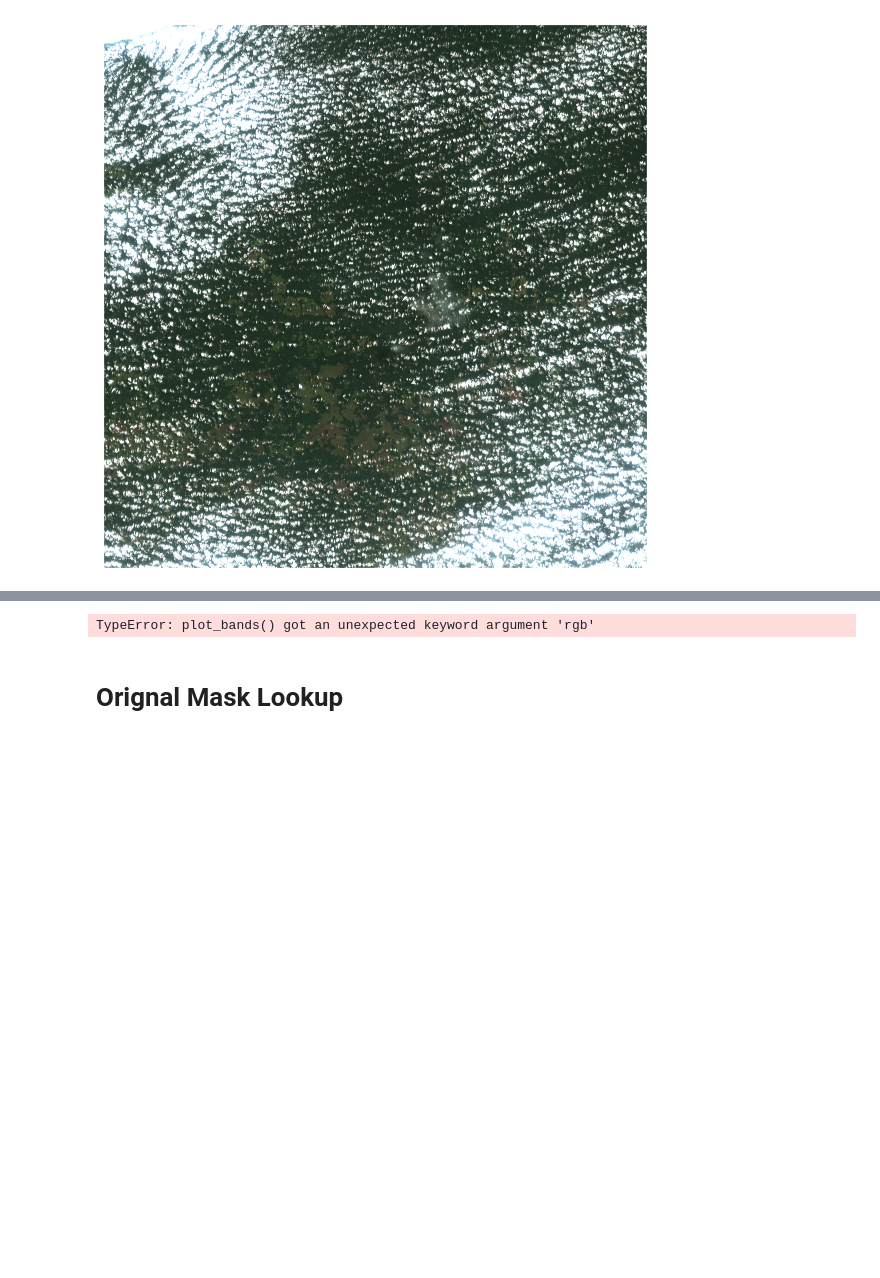
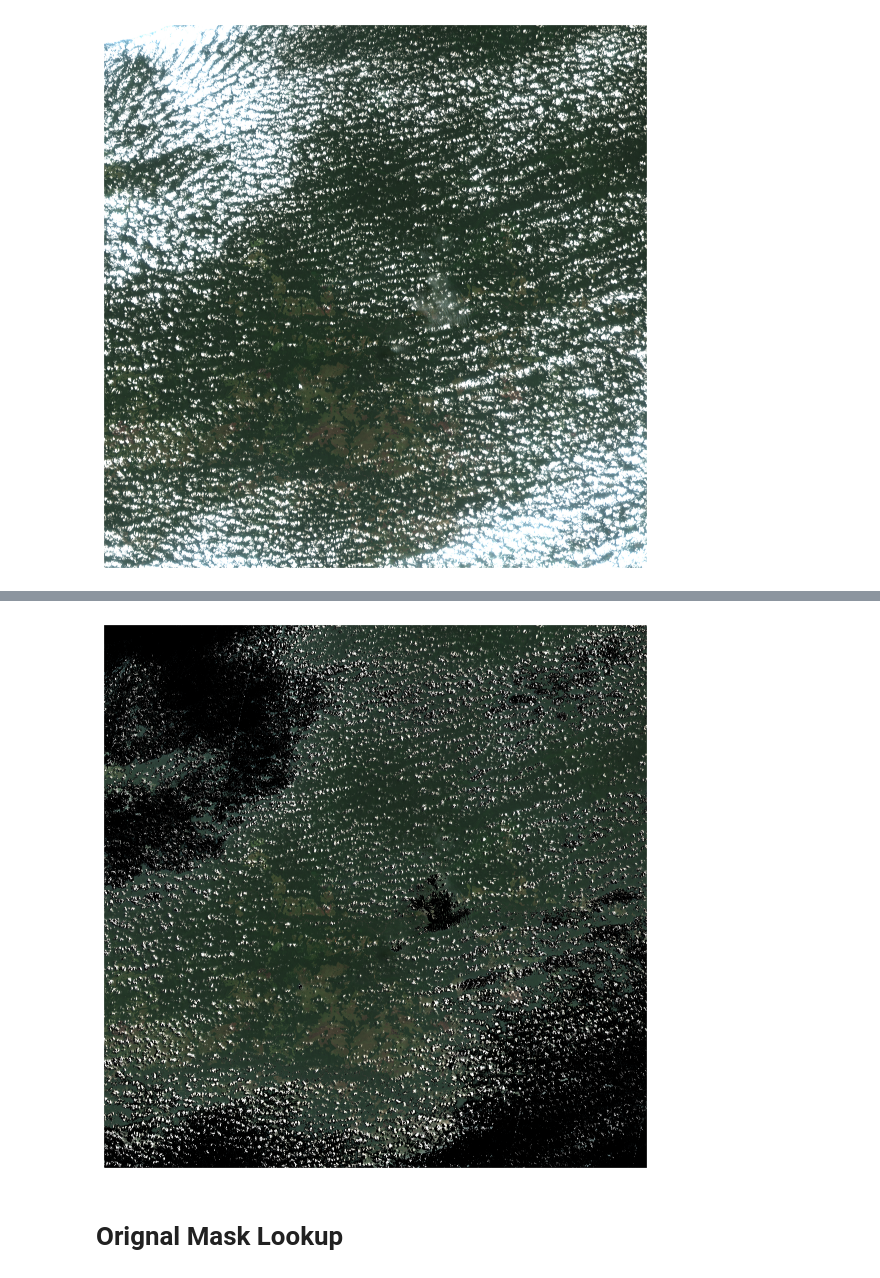
Before and after one commit to panopticonopolis/canopy-gis, a Jupyter notebook: processing/cloud_removal.ipynb, the cells around one changed output, grey strips where cells are left out. Drawn from its saved outputs; the diff is of its cells as text; code cells hidden in the pictures; blank space fills up the shorter version.

```diff
--- a/processing/cloud_removal.ipynb
+++ b/processing/cloud_removal.ipynb
@@ -232,13 +289,12 @@ masked_array(
   dtype=uint8)
-# %%
-# Plot the data
-ep.plot_bands(landsat_pre_cl_free[0],
-              extent=landsat_extent,
-              cmap="Greys",
-              cbar=False)
-plt.show()
-# %% [output]
-TypeError: plot_bands() got an unexpected keyword argument 'rgb'
+# %%
+nodatavalue = 0
+
+ep.plot_rgb(np.ma.filled(landsat_pre_cl_free, fill_value=nodatavalue),extent=landsat_ext)
+
+plt.show()
+# %% [output]
+[figure, added]
 # %% [markdown]
 # Orignal Mask Lookup
 # %%
```
Also changed, not shown: parts of 21 cells of this notebook, 3 other files.
